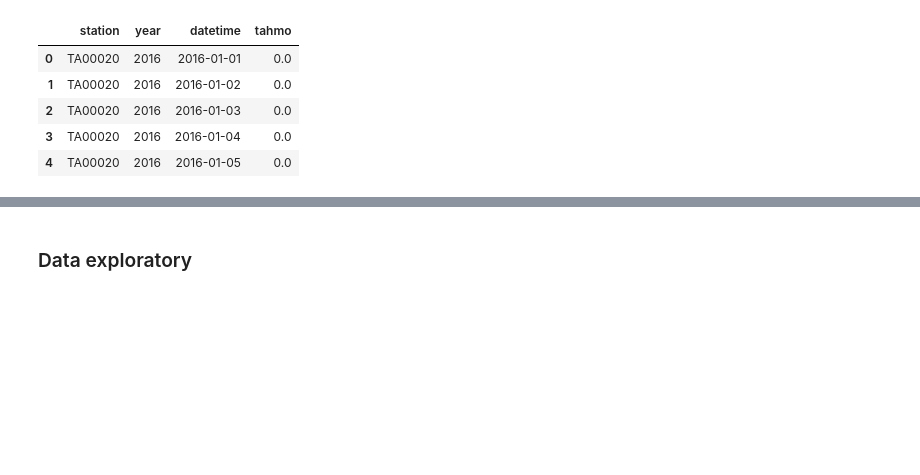
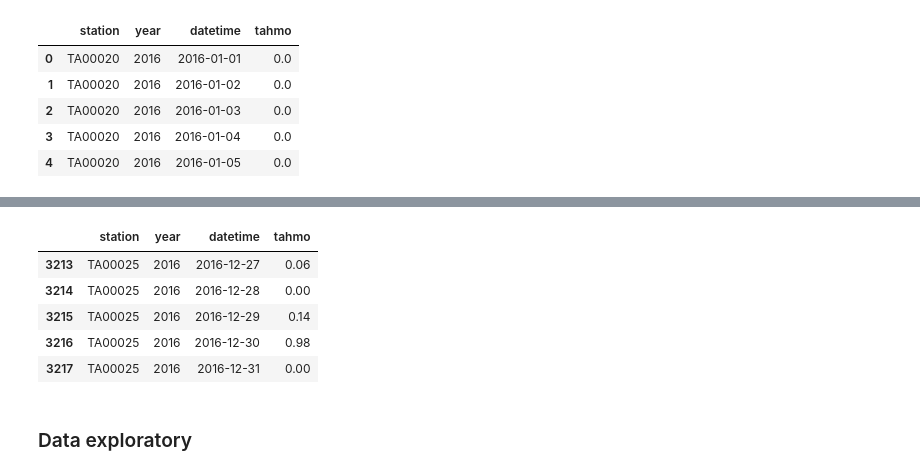
Before and after one commit to tadeze/dsa2018, a Jupyter notebook: rainfall-prediction-kenya.ipynb, the cells around one changed output, grey strips where cells are left out. Saved outputs shown, nothing was run; the diff lists cells and outputs as text; code cells hidden in the pictures; blank space fills up the shorter version.

```diff
--- a/rainfall-prediction-kenya.ipynb
+++ b/rainfall-prediction-kenya.ipynb
@@ -99,6 +99,15 @@ filter_station = lambda stn_name, year: tahmo_rain[(tahmo_rain.station==stn_name
 # target station
 target_station = "TA00025"
 t_station = filter_station(target_station, 2016)
+# %%
+t_station.tail(5)
+# %% [output]
+|  | station | year | datetime | tahmo |
+| 3213 | TA00025 | 2016 | 2016-12-27 | 0.06 |
+| 3214 | TA00025 | 2016 | 2016-12-28 | 0.00 |
+| 3215 | TA00025 | 2016 | 2016-12-29 | 0.14 |
+| 3216 | TA00025 | 2016 | 2016-12-30 | 0.98 |
+| 3217 | TA00025 | 2016 | 2016-12-31 | 0.00 |
 # %%
 def k_nearby_features(target_station, k=5, year=2016):
     """
```
Also changed, not shown: parts of 16 cells of this notebook.
